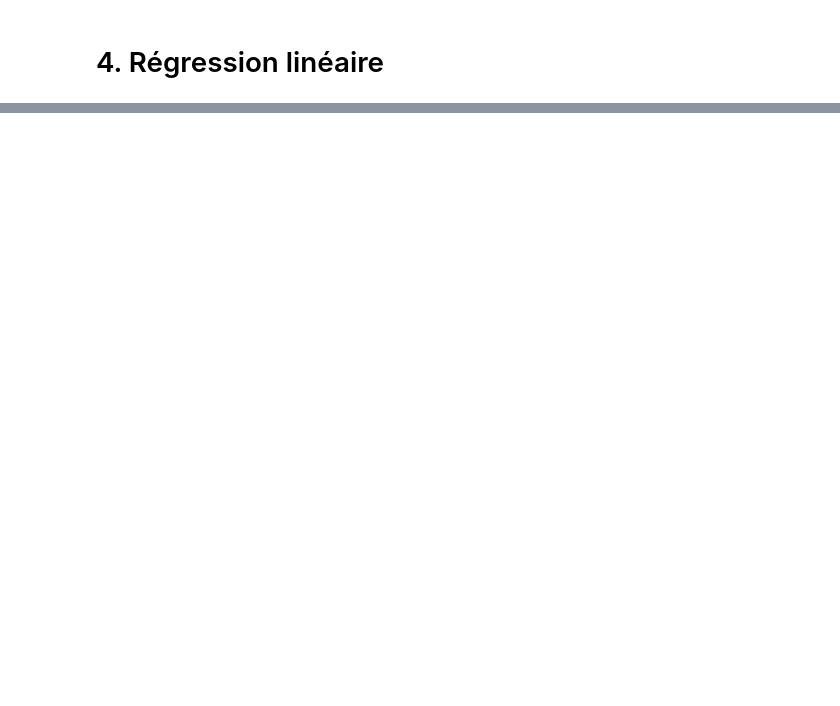
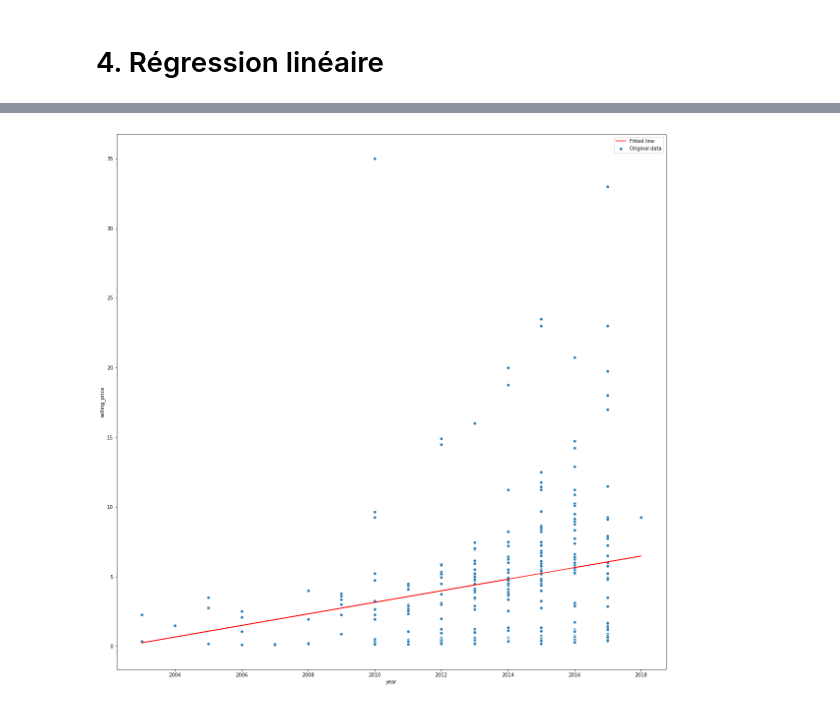
Before and after one commit to AmosConstantjunior/Prairie_machine_learning, a Jupyter notebook: CONSTANT_algorithme_machine_learning .ipynb, the cells around one changed output, grey strips where cells are left out. Saved outputs shown, nothing was run; the diff lists cells and outputs as text; code cells hidden in the pictures; blank space fills up the shorter version.

```diff
--- a/CONSTANT_algorithme_machine_learning .ipynb
+++ b/CONSTANT_algorithme_machine_learning .ipynb
@@ -407,20 +372,20 @@ class test:
     slr_slope = 0
     slr_intercept = 0
 
-    def _init_(self,Xs, Ys)
-    self.x = Xs
-    self.y = Ys
-    self.fit()
+    def __init__(self,Xs, Ys):
+        self.x = Xs
+        self.y = Ys
+        self.fit()
 
     def fit(self):
         x_mean = self.x.mean()
         y_mean = self.y.mean()
-        xvariance = sum([(x - xmean)**2 for x in x])
+        xvariance = sum([(x - x_mean)**2 for x in self.x])
         xycovariance = 0
         for i in range(len(x)):
-            xycovariance += (self.x[i] - xmean) * (self.y[i] - ymean)
+            xycovariance += (self.x[i] - x_mean) * (self.y[i] - y_mean)
         self.slr_slope = xycovariance / xvariance
-        self.slr_intercept = ymean - slop * xmean
+        self.slr_intercept = y_mean - self.slr_slope * x_mean
 
     def predict(self, x):
         return ols_slop * x + ols_intercept
@@ -433,0 +397,5 @@ SyntaxError: invalid syntax (<ipython-input-83-4b2e7dedc04c>, line 7)
+# %%
+v = test(frame['year'], frame['selling_price'])
+v.render()
+# %% [output]
+[figure, added]
```
Also changed, not shown: parts of 15 cells of this notebook.
